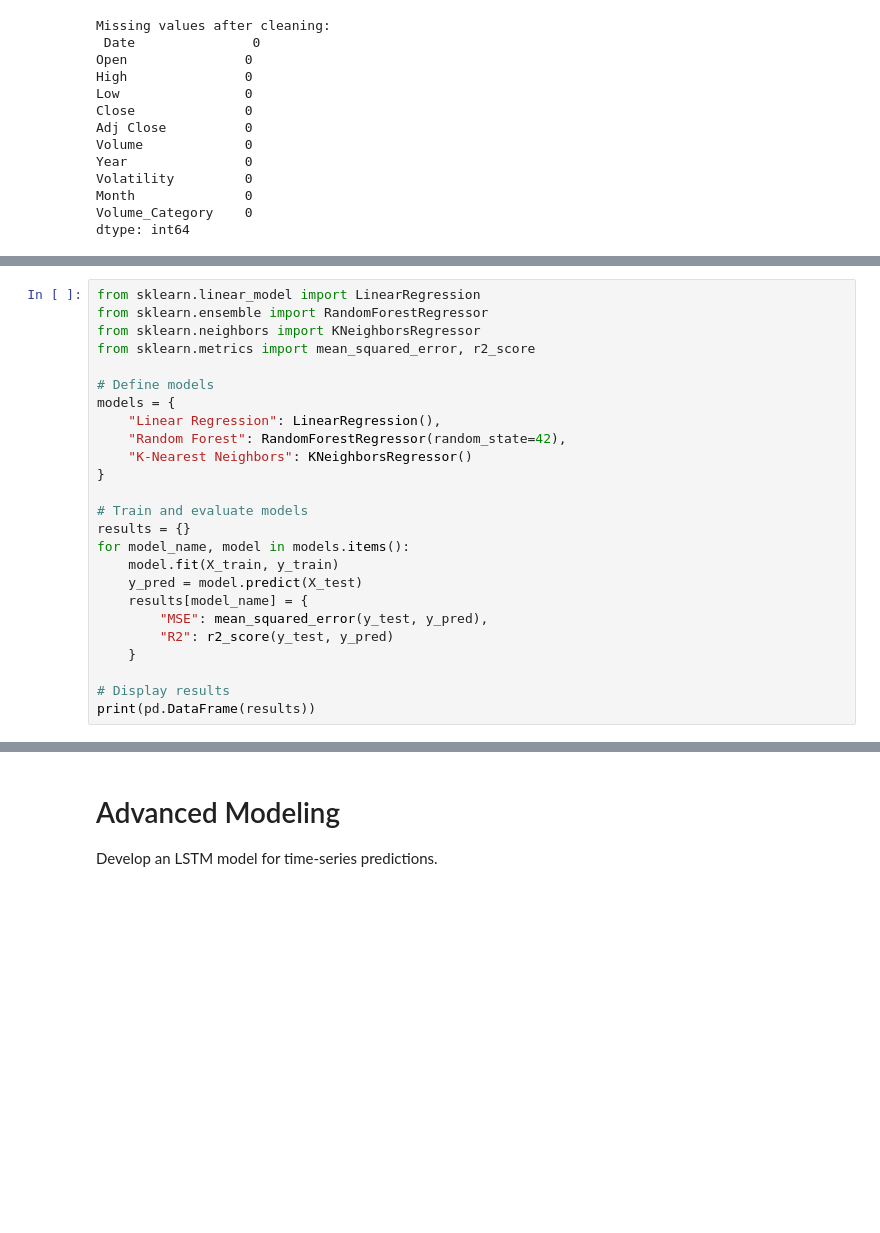
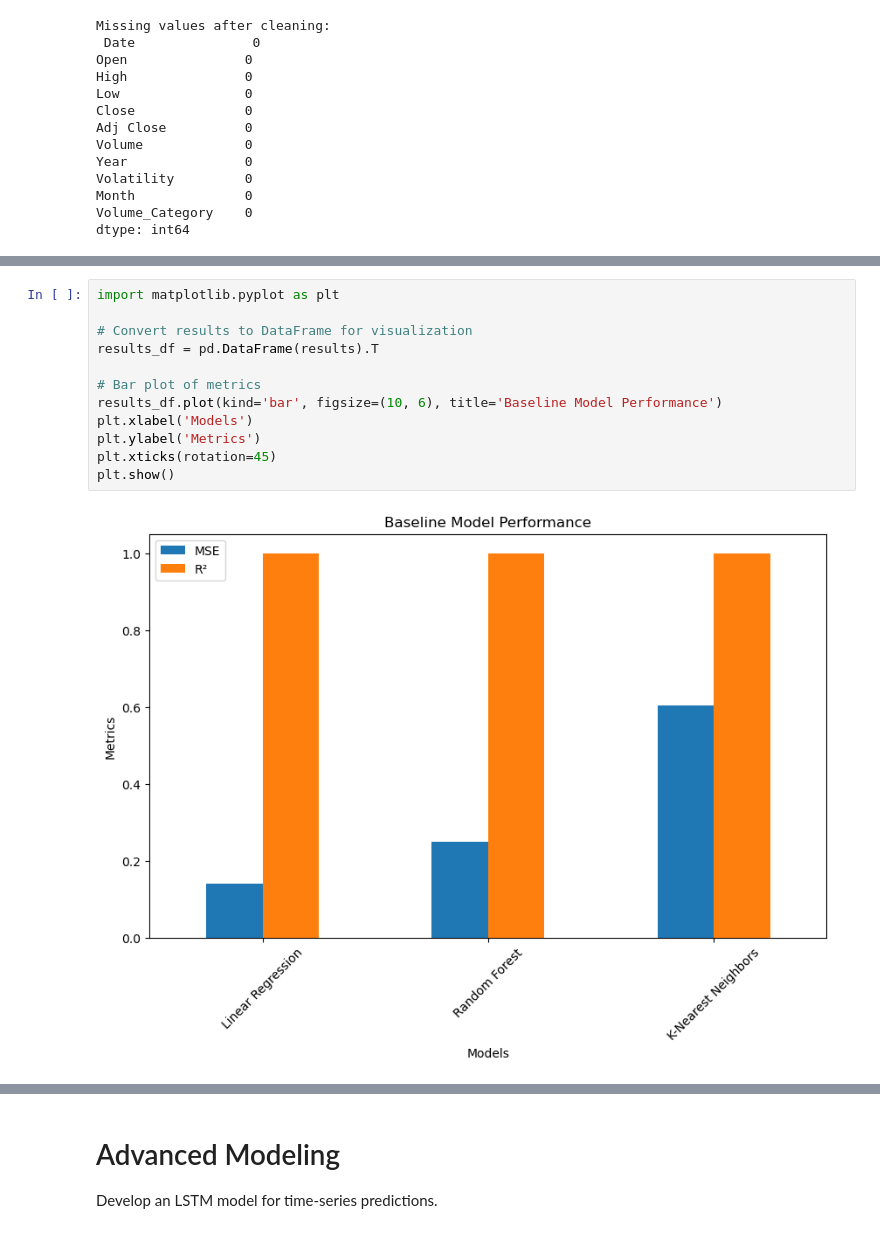
Before and after one commit to ElifSurucu/Google-Stock-Market-Data, a Jupyter notebook: Machine_Learning_Last updated.ipynb, the cells around one changed output, grey strips where cells are left out. Cells and saved outputs as stored; diff of their text form; blank space fills up the shorter version.

Commit message:
modeling

```diff
--- a/Machine_Learning_Last updated.ipynb
+++ b/Machine_Learning_Last updated.ipynb
@@ -313,25 +160,0 @@ Train and evaluate baseline models.
-# %%
-from sklearn.linear_model import LinearRegression
-from sklearn.ensemble import RandomForestRegressor
-from sklearn.neighbors import KNeighborsRegressor
-from sklearn.metrics import mean_squared_error, r2_score
-
-# Define models
-models = {
-    "Linear Regression": LinearRegression(),
-    "Random Forest": RandomForestRegressor(random_state=42),
-    "K-Nearest Neighbors": KNeighborsRegressor()
-}
-
-# Train and evaluate models
-results = {}
-for model_name, model in models.items():
-    model.fit(X_train, y_train)
-    y_pred = model.predict(X_test)
-    results[model_name] = {
-        "MSE": mean_squared_error(y_test, y_pred),
-        "R2": r2_score(y_test, y_pred)
-    }
-
-# Display results
-print(pd.DataFrame(results))
@@ -341,0 +279,14 @@ R2            0.999915       0.999850             0.999635
+# %%
+import matplotlib.pyplot as plt
+
+# Convert results to DataFrame for visualization
+results_df = pd.DataFrame(results).T
+
+# Bar plot of metrics
+results_df.plot(kind='bar', figsize=(10, 6), title='Baseline Model Performance')
+plt.xlabel('Models')
+plt.ylabel('Metrics')
+plt.xticks(rotation=45)
+plt.show()
+# %% [output]
+[figure, added]
```
Also changed, not shown: parts of 62 cells of this notebook, 42 other files.
